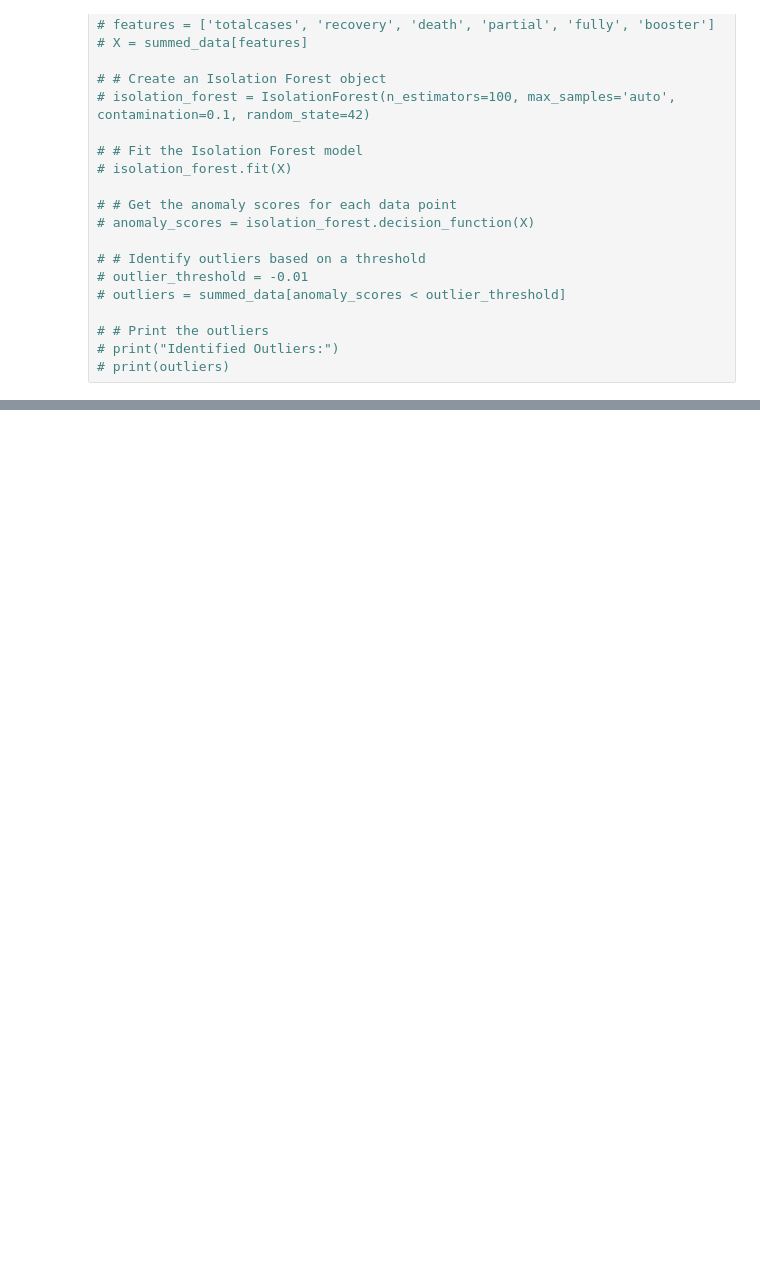
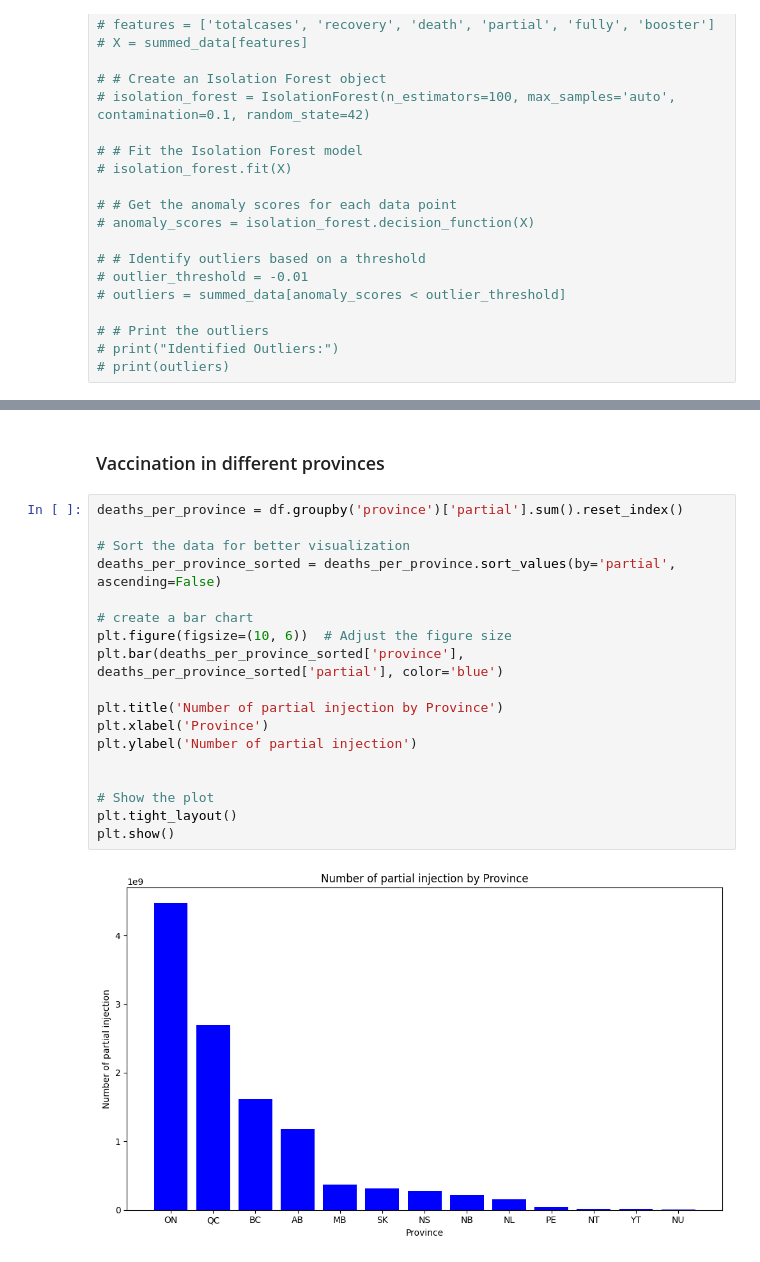
Before and after one commit to William-67/Analysis-of-efficacy-of-Covid19-Vaccination, a Jupyter notebook: Phase 4/data_summarization.ipynb, the cells around one changed output, grey strips where cells are left out. Cells and saved outputs as stored; diff of their text form; blank space fills up the shorter version.

```diff
--- a/Phase 4/data_summarization.ipynb
+++ b/Phase 4/data_summarization.ipynb
@@ -172,0 +243,22 @@ Outlier Data:
+# %% [markdown]
+### Vaccination in different provinces
+# %%
+deaths_per_province = df.groupby('province')['partial'].sum().reset_index()
+
+# Sort the data for better visualization
+deaths_per_province_sorted = deaths_per_province.sort_values(by='partial', ascending=False)
+
+# create a bar chart
+plt.figure(figsize=(10, 6))  # Adjust the figure size
+plt.bar(deaths_per_province_sorted['province'], deaths_per_province_sorted['partial'], color='blue')
+
+plt.title('Number of partial injection by Province')
+plt.xlabel('Province')
+plt.ylabel('Number of partial injection')
+
+
+# Show the plot
+plt.tight_layout()
+plt.show()
+# %% [output]
+[figure, added]
```
Also changed, not shown: parts of 10 cells of this notebook, 1 other file.
